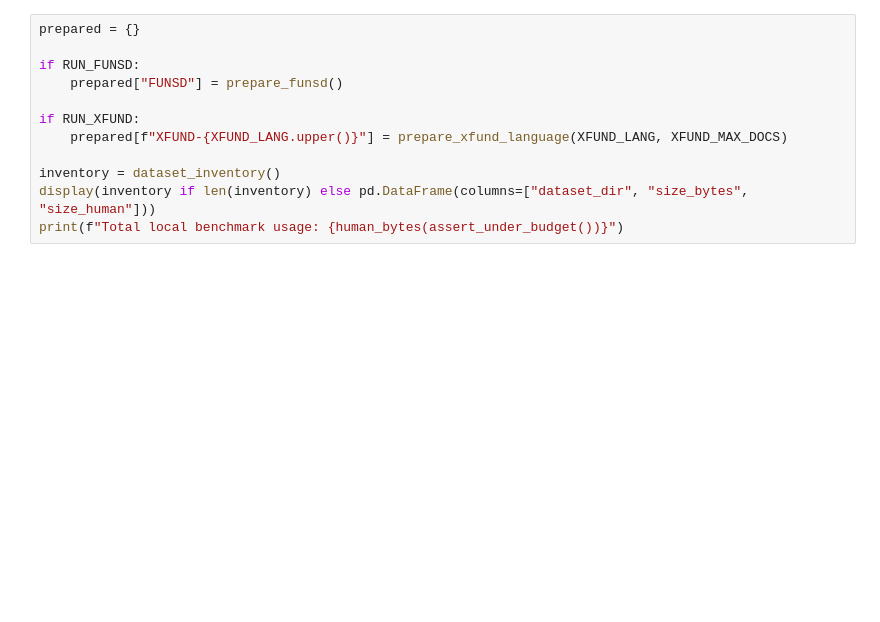
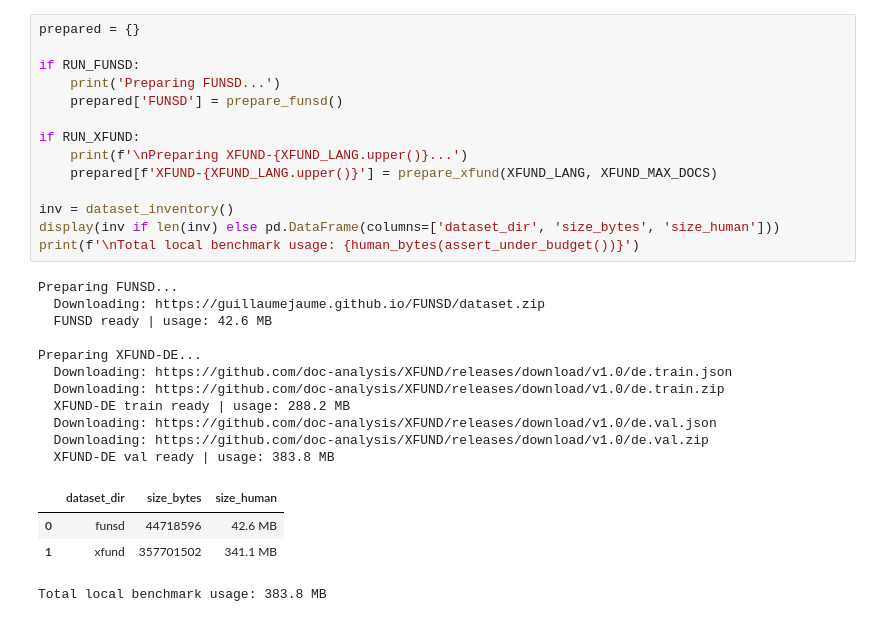
Before and after one commit to GIND123/Autofill-Graph, a Jupyter notebook: Baseline/StandardBenchmarkSuite_Lite.ipynb, the cells around one changed output. Cells and saved outputs as stored; diff of their text form; blank space fills up the shorter version.

```diff
--- a/Baseline/StandardBenchmarkSuite_Lite.ipynb
+++ b/Baseline/StandardBenchmarkSuite_Lite.ipynb
@@ -516,15 +464,33 @@ def run_benchmark(doc_iter, benchmark_name: str, embedder_model: str, max_docs:
 # %%
 prepared = {}
 
 if RUN_FUNSD:
-    prepared["FUNSD"] = prepare_funsd()
+    print('Preparing FUNSD...')
+    prepared['FUNSD'] = prepare_funsd()
 
 if RUN_XFUND:
-    prepared[f"XFUND-{XFUND_LANG.upper()}"] = prepare_xfund_language(XFUND_LANG, XFUND_MAX_DOCS)
+    print(f'\nPreparing XFUND-{XFUND_LANG.upper()}...')
+    prepared[f'XFUND-{XFUND_LANG.upper()}'] = prepare_xfund(XFUND_LANG, XFUND_MAX_DOCS)
 
-inventory = dataset_inventory()
-display(inventory if len(inventory) else pd.DataFrame(columns=["dataset_dir", "size_bytes", "size_human"]))
-print(f"Total local benchmark usage: {human_bytes(assert_under_budget())}")
+inv = dataset_inventory()
+display(inv if len(inv) else pd.DataFrame(columns=['dataset_dir', 'size_bytes', 'size_human']))
+print(f'\nTotal local benchmark usage: {human_bytes(assert_under_budget())}')
+# %% [output]
+Preparing FUNSD...
+  Downloading: https://guillaumejaume.github.io/FUNSD/dataset.zip
+  FUNSD ready | usage: 42.6 MB
+
+Preparing XFUND-DE...
+  Downloading: https://github.com/doc-analysis/XFUND/releases/download/v1.0/de.train.json
+  Downloading: https://github.com/doc-analysis/XFUND/releases/download/v1.0/de.train.zip
+  XFUND-DE train ready | usage: 288.2 MB
+  Downloading: https://github.com/doc-analysis/XFUND/releases/download/v1.0/de.val.json
+  Downloading: https://github.com/doc-analysis/XFUND/releases/download/v1.0/de.val.zip
+  XFUND-DE val ready | usage: 383.8 MB
+|  | dataset_dir | size_bytes | size_human |
+| 0 | funsd | 44718596 | 42.6 MB |
+| 1 | xfund | 357701502 | 341.1 MB |
+Total local benchmark usage: 383.8 MB
 # %%
 results = {}
 
```
Also changed, not shown: parts of 11 cells of this notebook, 14 other files.
